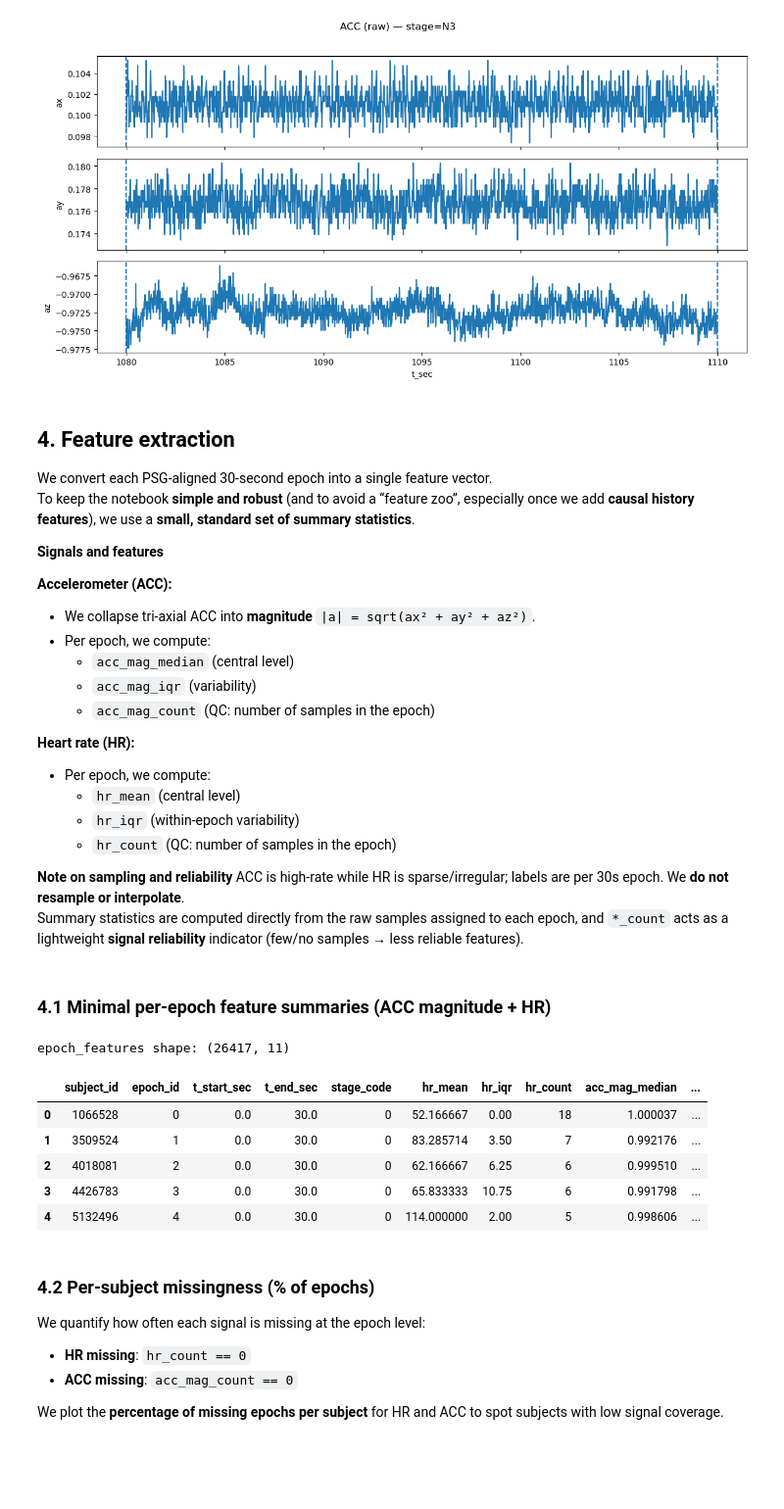
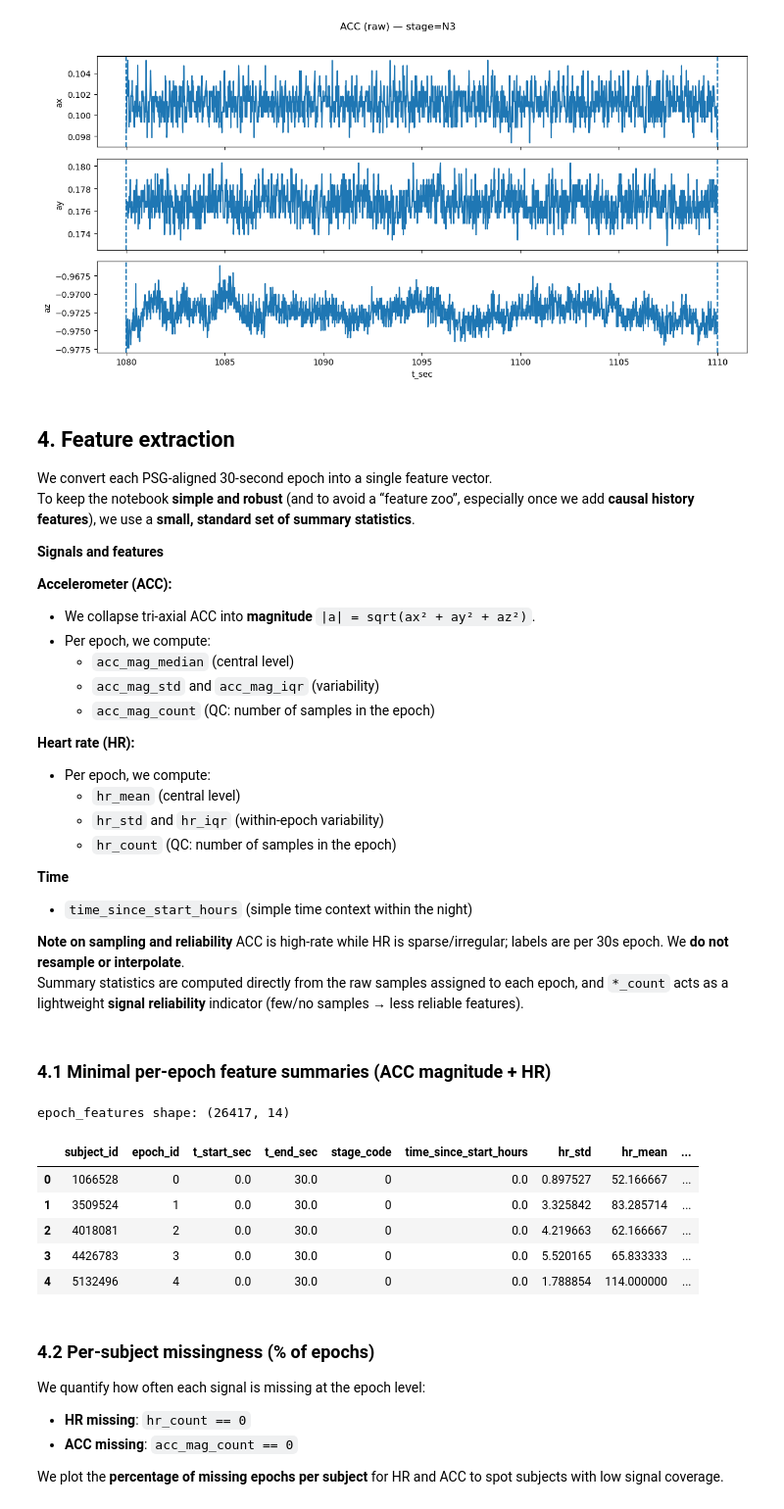
Before and after one commit to ChouaibB/wearables-ml-examples, a Jupyter notebook: notebooks/03_sleep_stage_classification_from_wrist_acc_hr_sleep_accel.ipynb, the cells around one changed output. Shown at 98% size. Saved outputs shown, nothing was run; the diff lists cells and outputs as text; code cells hidden in the pictures; blank space fills up the shorter version.

```diff
--- a/notebooks/03_sleep_stage_classification_from_wrist_acc_hr_sleep_accel.ipynb
+++ b/notebooks/03_sleep_stage_classification_from_wrist_acc_hr_sleep_accel.ipynb
@@ -313,14 +313,17 @@ To keep the notebook **simple and robust** (and to avoid a “feature zoo”, es
 - We collapse tri-axial ACC into **magnitude** `|a| = sqrt(ax² + ay² + az²)`.
 - Per epoch, we compute:
   - `acc_mag_median` (central level)
-  - `acc_mag_iqr` (variability)
+  - `acc_mag_std` and `acc_mag_iqr` (variability)
   - `acc_mag_count` (QC: number of samples in the epoch)
 
 **Heart rate (HR):**
 - Per epoch, we compute:
   - `hr_mean` (central level)
-  - `hr_iqr` (within-epoch variability)
+  - `hr_std` and `hr_iqr` (within-epoch variability)
   - `hr_count` (QC: number of samples in the epoch)
+
+**Time**
+- `time_since_start_hours` (simple time context within the night)
 
 **Note on sampling and reliability**
 ACC is high-rate while HR is sparse/irregular; labels are per 30s epoch. We **do not resample or interpolate**.
@@ -330,44 +333,47 @@ Summary statistics are computed directly from the raw samples assigned to each e
 # %%
 # --- Start from the epoch table (one row per 30s PSG epoch) ---
 epoch_features = epoch_raw[["subject_id", "epoch_id", "t_start_sec", "t_end_sec", "stage_code"]].copy()
+epoch_features["time_since_start_hours"] = epoch_features["t_start_sec"] / 3600.0
 
 # --- HR features (per-epoch arrays -> scalar summaries) ---
 # hr_bpm is stored as an array in each row
 # treat missing (NaN) as empty
 hr_mean  = epoch_raw["hr_bpm"].apply(lambda a: float(pd.Series(a).mean()) if isinstance(a, np.ndarray) and a.size else np.nan)
 hr_iqr   = epoch_raw["hr_bpm"].apply(lambda a: float(pd.Series(a).quantile(0.75) - pd.Series(a).quantile(0.25)) if isinstance(a, np.ndarray) and a.size else np.nan)
 hr_count = epoch_raw["hr_bpm"].apply(lambda a: int(a.size) if isinstance(a, np.ndarray) else 0)
-
+hr_std   = epoch_raw["hr_bpm"].apply(lambda a: float(pd.Series(a).std(ddof=0)) if isinstance(a, np.ndarray) and a.size else np.nan)
+epoch_features["hr_std"] = hr_std
 epoch_features["hr_mean"]  = hr_mean
 epoch_features["hr_iqr"]   = hr_iqr
 epoch_features["hr_count"] = hr_count
 
 # --- ACC magnitude features (x/y/z arrays -> magnitude array -> scalar summaries) ---
 # Compute magnitude per epoch, then summarize
 acc_mag = epoch_raw.apply(
     lambda r: np.sqrt(r["acc_x"]**2 + r["acc_y"]**2 + r["acc_z"]**2)
     if isinstance(r["acc_x"], np.ndarray) else np.array([], dtype=float),
     axis=1
 )
 
 acc_mag_median = acc_mag.apply(lambda a: float(pd.Series(a).median()) if len(a) else np.nan)
 acc_mag_iqr    = acc_mag.apply(lambda a: float(pd.Series(a).quantile(0.75) - pd.Series(a).quantile(0.25)) if len(a) else np.nan)
 acc_mag_count  = acc_mag.apply(lambda a: int(len(a)) if len(a) else 0)
-
+acc_mag_std = acc_mag.apply(lambda a: float(pd.Series(a).std(ddof=0)) if len(a) else np.nan)
+epoch_features["acc_mag_std"] = acc_mag_std
 epoch_features["acc_mag_median"] = acc_mag_median
 epoch_features["acc_mag_iqr"]    = acc_mag_iqr
 epoch_features["acc_mag_count"]  = acc_mag_count
 
 print("epoch_features shape:", epoch_features.shape)
 display(epoch_features.head())
 # %% [output]
-epoch_features shape: (26417, 11)
+epoch_features shape: (26417, 14)
-|  | subject_id | epoch_id | t_start_sec | t_end_sec | stage_code | hr_mean | hr_iqr | hr_count | acc_mag_median | ... |
-| 0 | 1066528 | 0 | 0.0 | 30.0 | 0 | 52.166667 | 0.00 | 18 | 1.000037 | ... |
-| 1 | 3509524 | 1 | 0.0 | 30.0 | 0 | 83.285714 | 3.50 | 7 | 0.992176 | ... |
-| 2 | 4018081 | 2 | 0.0 | 30.0 | 0 | 62.166667 | 6.25 | 6 | 0.999510 | ... |
-| 3 | 4426783 | 3 | 0.0 | 30.0 | 0 | 65.833333 | 10.75 | 6 | 0.991798 | ... |
-| 4 | 5132496 | 4 | 0.0 | 30.0 | 0 | 114.000000 | 2.00 | 5 | 0.998606 | ... |
+|  | subject_id | epoch_id | t_start_sec | t_end_sec | stage_code | time_since_start_hours | hr_std | hr_mean | ... |
+| 0 | 1066528 | 0 | 0.0 | 30.0 | 0 | 0.0 | 0.897527 | 52.166667 | ... |
+| 1 | 3509524 | 1 | 0.0 | 30.0 | 0 | 0.0 | 3.325842 | 83.285714 | ... |
+| 2 | 4018081 | 2 | 0.0 | 30.0 | 0 | 0.0 | 4.219663 | 62.166667 | ... |
+| 3 | 4426783 | 3 | 0.0 | 30.0 | 0 | 0.0 | 5.520165 | 65.833333 | ... |
+| 4 | 5132496 | 4 | 0.0 | 30.0 | 0 | 0.0 | 1.788854 | 114.000000 | ... |
 # %% [markdown]
 ### 4.2 Per-subject missingness (% of epochs)
 
```
Also changed, not shown: parts of 3 cells of this notebook.
